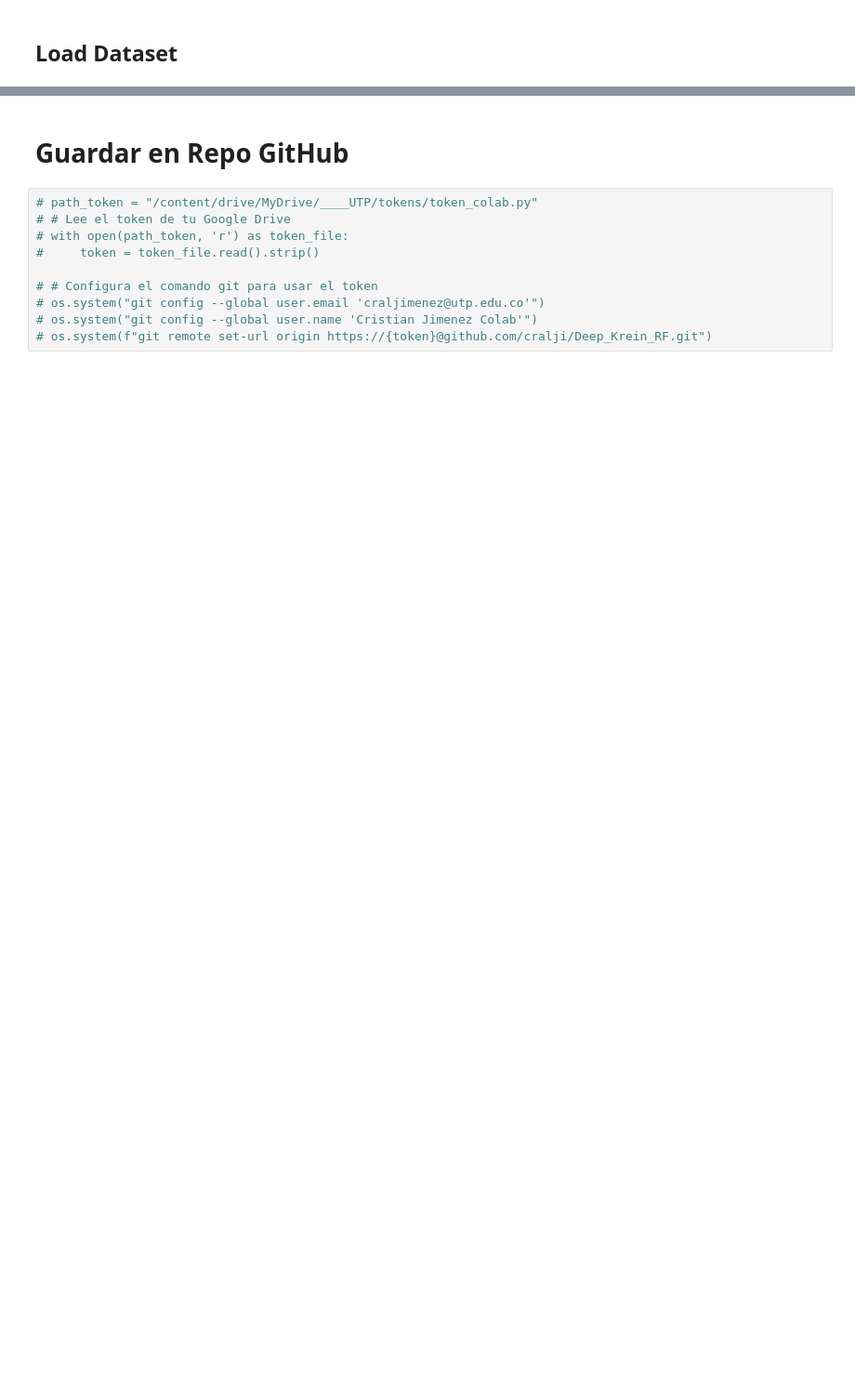
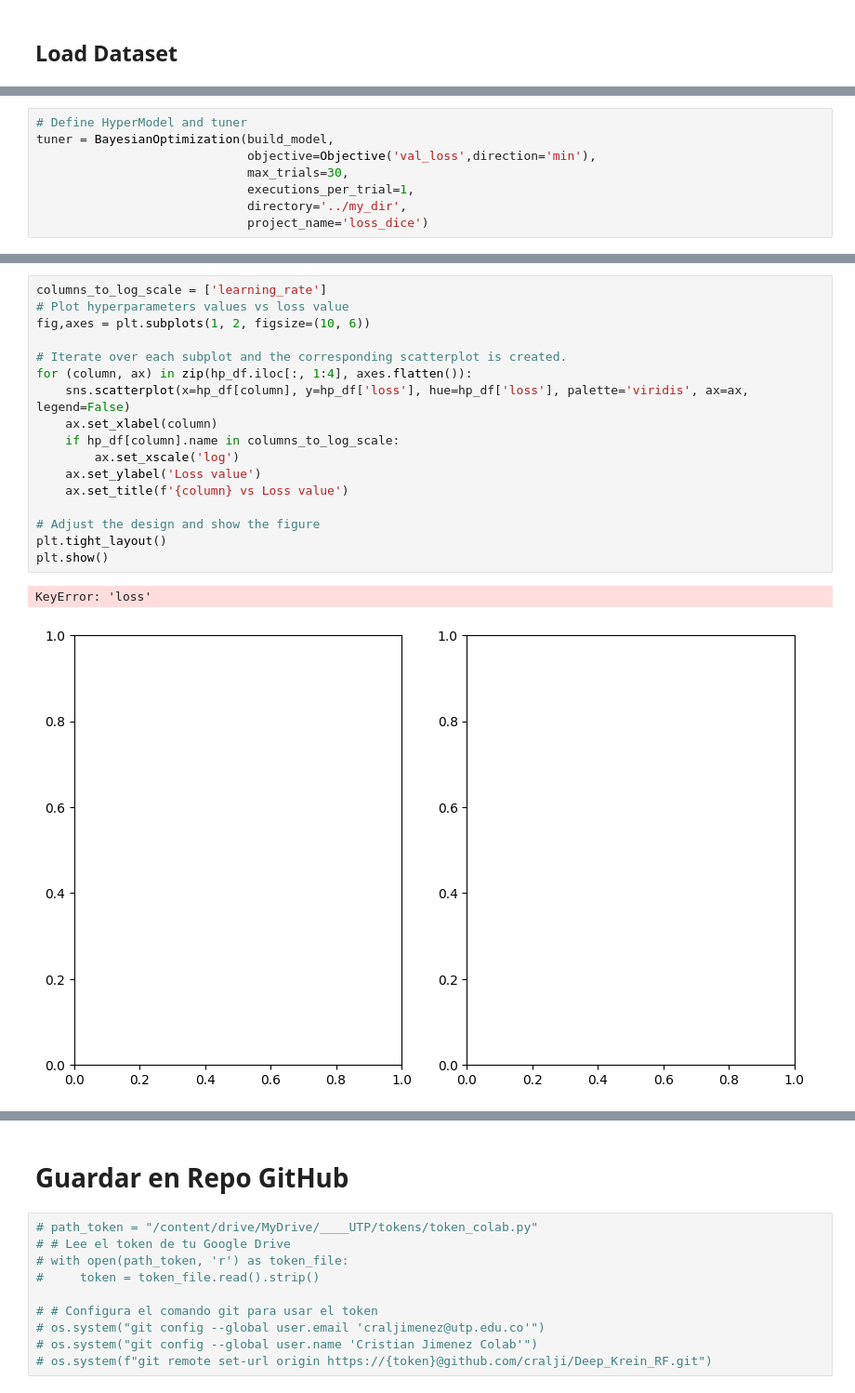
Before and after one commit to cralji/Deep_Krein_RF, a Jupyter notebook: Krein_Cat_dogs_Keras_Tuner.ipynb, the cells around one changed output, grey strips where cells are left out. Shown at 93% size. Cells and saved outputs as stored; diff of their text form; blank space fills up the shorter version.

```diff
--- a/Krein_Cat_dogs_Keras_Tuner.ipynb
+++ b/Krein_Cat_dogs_Keras_Tuner.ipynb
@@ -173,0 +235,8 @@ val = val_dataset.cache()
+# %%
+# Define HyperModel and tuner
+tuner = BayesianOptimization(build_model,
+                             objective=Objective('val_loss',direction='min'),
+                             max_trials=30,
+                             executions_per_trial=1,
+                             directory='../my_dir',
+                             project_name='loss_dice')
@@ -173,0 +329,20 @@ val = val_dataset.cache()
+# %%
+columns_to_log_scale = ['learning_rate']
+# Plot hyperparameters values vs loss value
+fig,axes = plt.subplots(1, 2, figsize=(10, 6))
+
+# Iterate over each subplot and the corresponding scatterplot is created.
+for (column, ax) in zip(hp_df.iloc[:, 1:4], axes.flatten()):
+    sns.scatterplot(x=hp_df[column], y=hp_df['loss'], hue=hp_df['loss'], palette='viridis', ax=ax, legend=False)
+    ax.set_xlabel(column)
+    if hp_df[column].name in columns_to_log_scale:
+        ax.set_xscale('log')
+    ax.set_ylabel('Loss value')
+    ax.set_title(f'{column} vs Loss value')
+
+# Adjust the design and show the figure
+plt.tight_layout()
+plt.show()
+# %% [output]
+KeyError: 'loss'
+[figure, added]
```
Also changed, not shown: parts of 22 cells of this notebook.
